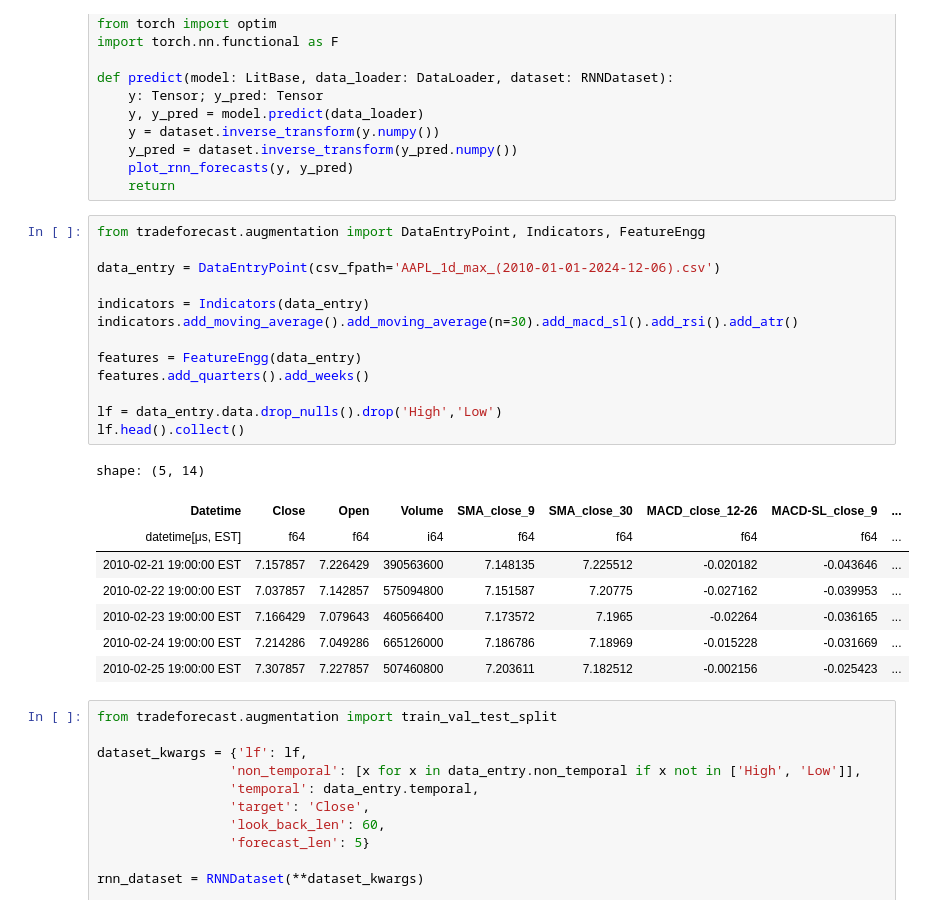
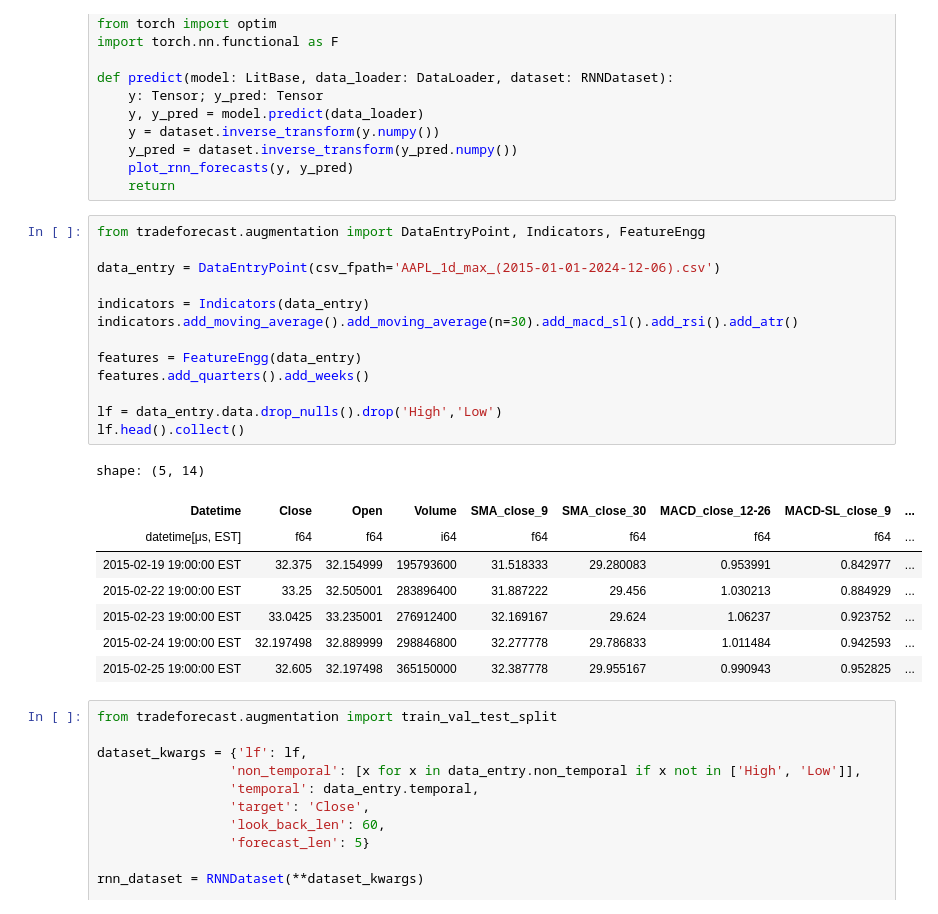
Before and after one commit to vinay-ram1999/TradeForecast, a Jupyter notebook: notebooks/training.ipynb, the cells around one changed output. Cells and saved outputs as stored; diff of their text form.

```diff
--- a/notebooks/training.ipynb
+++ b/notebooks/training.ipynb
@@ -25,25 +24,25 @@ def predict(model: LitBase, data_loader: DataLoader, dataset: RNNDataset):
 # %%
 from tradeforecast.augmentation import DataEntryPoint, Indicators, FeatureEngg
 
-data_entry = DataEntryPoint(csv_fpath='AAPL_1d_max_(2010-01-01-2024-12-06).csv')
+data_entry = DataEntryPoint(csv_fpath='AAPL_1d_max_(2015-01-01-2024-12-06).csv')
 
 indicators = Indicators(data_entry)
 indicators.add_moving_average().add_moving_average(n=30).add_macd_sl().add_rsi().add_atr()
 
 features = FeatureEngg(data_entry)
 features.add_quarters().add_weeks()
 
 lf = data_entry.data.drop_nulls().drop('High','Low')
 lf.head().collect()
 # %% [output]
 shape: (5, 14)
 | Datetime | Close | Open | Volume | SMA_close_9 | SMA_close_30 | MACD_close_12-26 | MACD-SL_close_9 | ... |
 | datetime[μs, EST] | f64 | f64 | i64 | f64 | f64 | f64 | f64 | ... |
-| 2010-02-21 19:00:00 EST | 7.157857 | 7.226429 | 390563600 | 7.148135 | 7.225512 | -0.020182 | -0.043646 | ... |
-| 2010-02-22 19:00:00 EST | 7.037857 | 7.142857 | 575094800 | 7.151587 | 7.20775 | -0.027162 | -0.039953 | ... |
-| 2010-02-23 19:00:00 EST | 7.166429 | 7.079643 | 460566400 | 7.173572 | 7.1965 | -0.02264 | -0.036165 | ... |
-| 2010-02-24 19:00:00 EST | 7.214286 | 7.049286 | 665126000 | 7.186786 | 7.18969 | -0.015228 | -0.031669 | ... |
-| 2010-02-25 19:00:00 EST | 7.307857 | 7.227857 | 507460800 | 7.203611 | 7.182512 | -0.002156 | -0.025423 | ... |
+| 2015-02-19 19:00:00 EST | 32.375 | 32.154999 | 195793600 | 31.518333 | 29.280083 | 0.953991 | 0.842977 | ... |
+| 2015-02-22 19:00:00 EST | 33.25 | 32.505001 | 283896400 | 31.887222 | 29.456 | 1.030213 | 0.884929 | ... |
+| 2015-02-23 19:00:00 EST | 33.0425 | 33.235001 | 276912400 | 32.169167 | 29.624 | 1.06237 | 0.923752 | ... |
+| 2015-02-24 19:00:00 EST | 32.197498 | 32.889999 | 298846800 | 32.277778 | 29.786833 | 1.011484 | 0.942593 | ... |
+| 2015-02-25 19:00:00 EST | 32.605 | 32.197498 | 365150000 | 32.387778 | 29.955167 | 0.990943 | 0.952825 | ... |
 # %%
 from tradeforecast.augmentation import train_val_test_split
 
```
Also changed, not shown: parts of 18 cells of this notebook, 5 other files.
